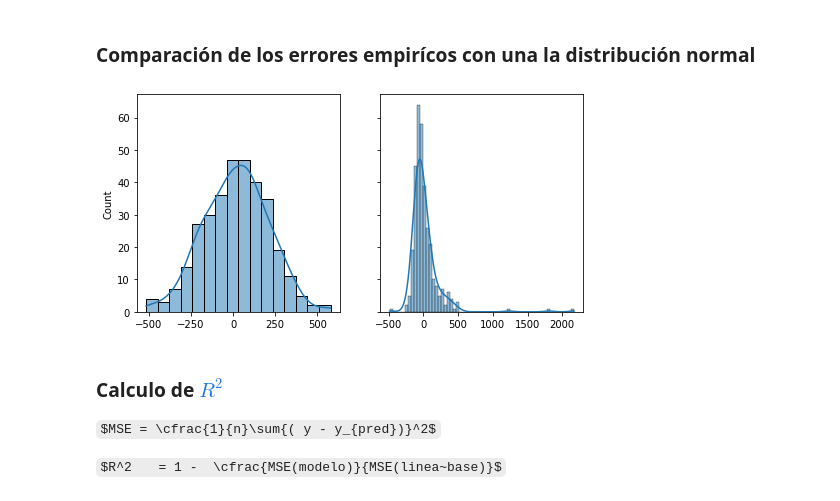
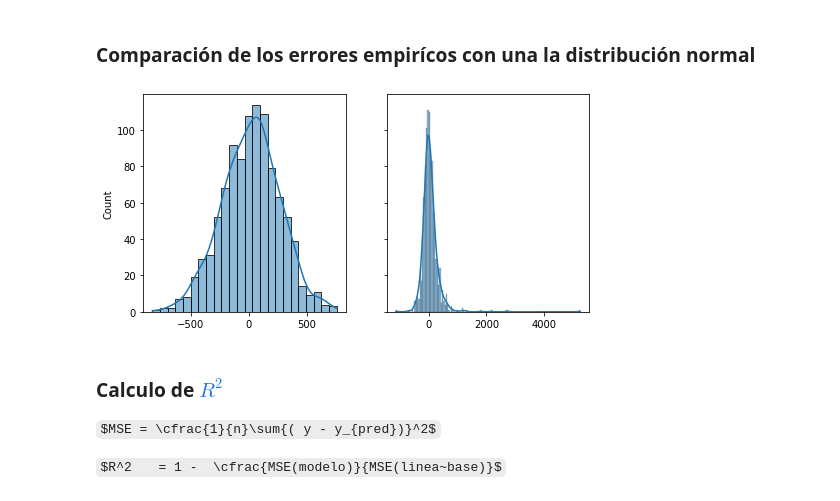
Before and after one commit to Chanito/mlbourbaki, a Jupyter notebook: 1_Response_time_Paris_Fire_Brigade.ipynb, the cells around one changed output. Drawn from its saved outputs; the diff is of its cells as text; code cells hidden in the pictures; some formulas as TeX source.

```diff
--- a/1_Response_time_Paris_Fire_Brigade.ipynb
+++ b/1_Response_time_Paris_Fire_Brigade.ipynb
@@ -287,0 +409,3 @@ df.describe(include='object')
+# %%
+df['location of the event'] = df['location of the event'].astype('object')
+df.dtypes
@@ -318,6 +447,6 @@ Name: location of the event, dtype: float64
 # %%
 #remplazar por 'other' todos los valores no contenidos en la lista locations_fr
-locations_fr= list(df['location of the event'].value_counts(normalize=True).cumsum().head(8).index)
+locations_fr = list(df['location of the event'].value_counts(normalize=True).cumsum().head(11).index)
 df.loc[~df['location of the event'].isin(locations_fr),'location of the event'] = np.nan
 df['location of the event'].value_counts(normalize=True, dropna=False)
 # %% [output]
@@ -358,7 +490,7 @@ VLR BSPP     0.904394
 Name: emergency vehicle type, dtype: float64
 # %%
 #remplazar por 'other' todos los valores no contenidos en la lista vehiculos_fr
-vehiculos_fr= list(df['emergency vehicle type'].value_counts(normalize=True).cumsum().head(3).index)
+vehiculos_fr= list(df['emergency vehicle type'].value_counts(normalize=True).cumsum().head(2).index)
 df.loc[~df['emergency vehicle type'].isin(vehiculos_fr),'emergency vehicle type'] =np.nan
 df['emergency vehicle type'].value_counts(normalize=True, dropna=False)
 # %% [output]
@@ -379,7 +531,7 @@ for var, subplot in zip(cat.columns, ax.flatten()):
 ## Hot encoding variables categoricas
 # %%
 c1 =pd.get_dummies(df['alert reason category'],
-                   drop_first=True, prefix='alert_reason catogory')
+                   drop_first=True, prefix='alert_reason category')
 print(c1.shape)
 c1.head()
 # %% [output]
@@ -637,22 +810,22 @@ media,des_est
 # %%
 # Comparación de la distribución teórica(normal) y empirica de los errores
 
 # Se elige una submuestra (%0.5) con el propósito de obtener una mejor visualización
-errores_empiricos = np.random.choice(errores, 329)
+errores_empiricos = np.random.choice(errores, 1000)
 
 # Se obtienen 329 valores a partir de la distribución normal (teorica) usando la media
 # y la desviación de los errores
-errores_teoricos = np.random.normal(media, des_est, 329)
+errores_teoricos = np.random.normal(media, des_est, 1000)
 
 # Comparamos las gráficas de ambas distribuciones
 
 fig, ax = plt.subplots(1, 2, figsize=(8, 4), sharey='all')
 for dat, subplot in zip((errores_teoricos, errores_empiricos), ax.flatten()):
   sns.histplot(x=dat, ax=subplot, kde=True, )
 
 plt.show()
 # %% [output]
-[figure, old version]
+[figure, new version]
 # %% [markdown]
 ### Calculo de [$R^2$](https://docs.google.com/presentation/d/1k0aYwEBzaaAkWjX6jRKAc40nKHi3FROkJwtXCOE22mI/edit#slide=id.ga8926b2cd2_0_14)
 
```
Also changed, not shown: parts of 66 cells of this notebook.
